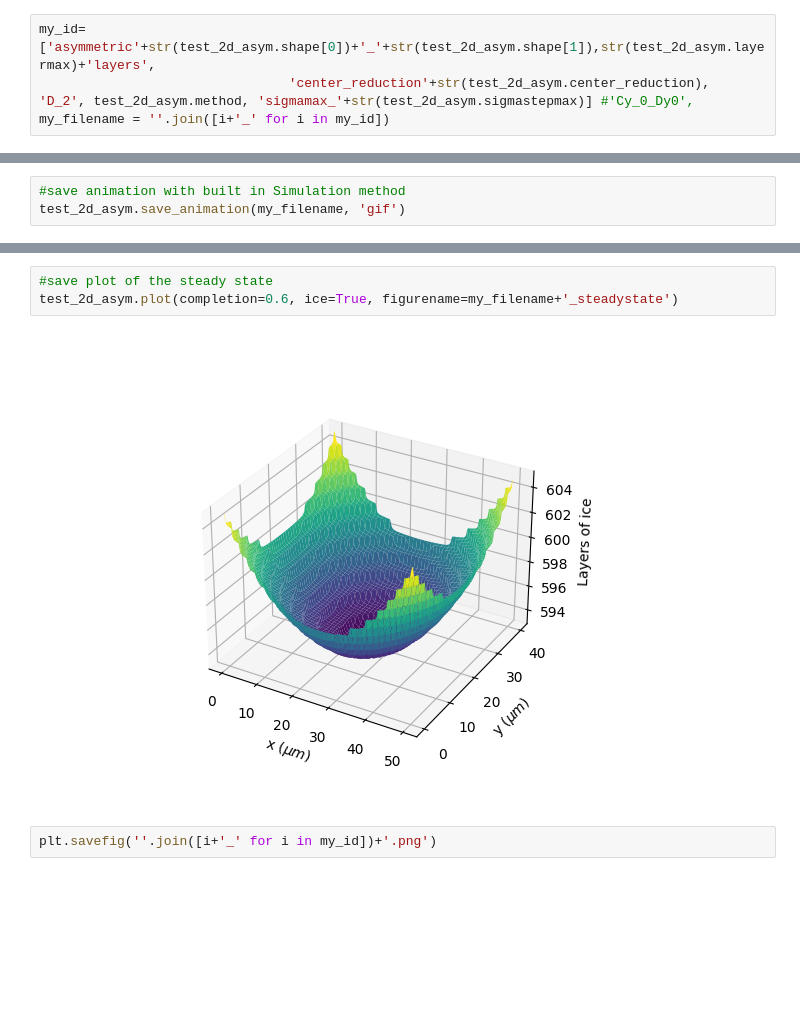
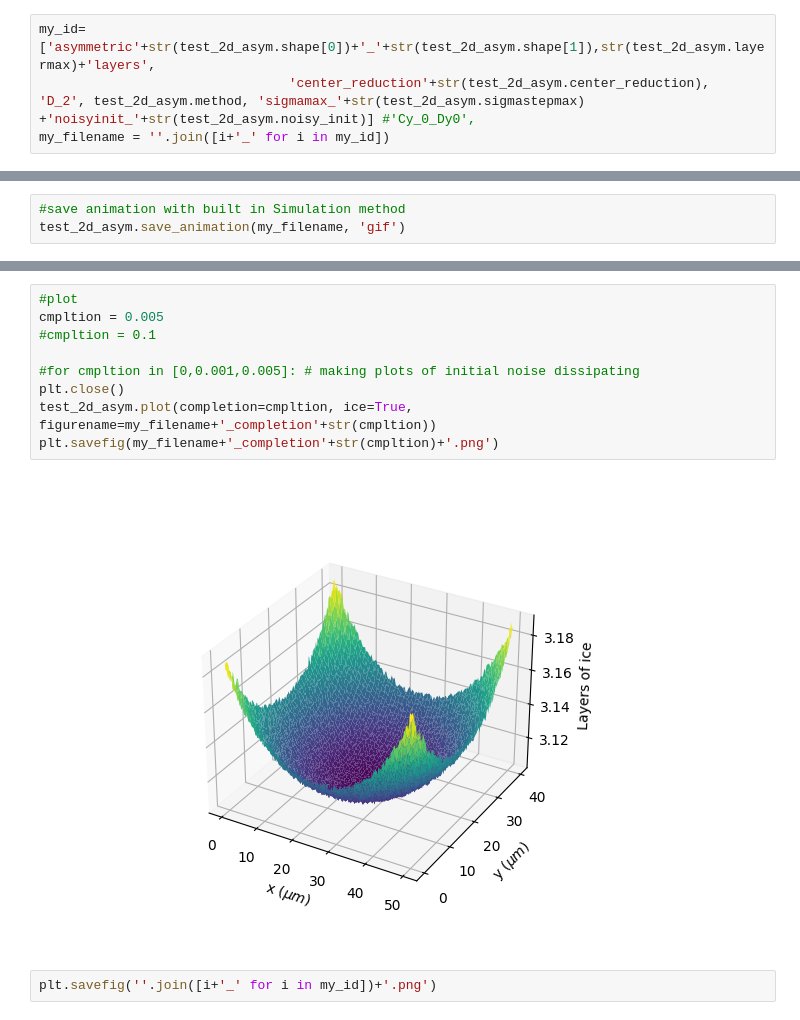
Before and after one commit to upschemistry/icecontinuum, a Jupyter notebook: bloom_2022/experiments.ipynb, the cells around one changed output, grey strips where cells are left out. Saved outputs shown, nothing was run; the diff lists cells and outputs as text; blank space fills up the shorter version.

```diff
--- a/bloom_2022/experiments.ipynb
+++ b/bloom_2022/experiments.ipynb
@@ -35,7 +42,7 @@ test_2d_asym.deltaT *= 10 #increase time step to decrease number of steps saved
 #anim = test_2d_asym.animate(ice=True,surface=True, ret=True, focus_on_growth=True)
 # %%
 my_id=['asymmetric'+str(test_2d_asym.shape[0])+'_'+str(test_2d_asym.shape[1]),str(test_2d_asym.layermax)+'layers',
-                                'center_reduction'+str(test_2d_asym.center_reduction),  'D_2', test_2d_asym.method, 'sigmamax_'+str(test_2d_asym.sigmastepmax)] #'Cy_0_Dy0',
+                                'center_reduction'+str(test_2d_asym.center_reduction),  'D_2', test_2d_asym.method, 'sigmamax_'+str(test_2d_asym.sigmastepmax) +'noisyinit_'+str(test_2d_asym.noisy_init)] #'Cy_0_Dy0',
 my_filename = ''.join([i+'_' for i in my_id])
 # %%
 #calcs to graph asymmetric sigmastep2d
@@ -97,8 +104,14 @@ plt.grid()
-# %%
-#save plot of the steady state
-test_2d_asym.plot(completion=0.6, ice=True, figurename=my_filename+'_steadystate')
-# %% [output]
-[figure, removed]
+# %%
+#plot
+cmpltion = 0.005
+#cmpltion = 0.1
+
+#for cmpltion in [0,0.001,0.005]: # making plots of initial noise dissipating
+plt.close()
+test_2d_asym.plot(completion=cmpltion, ice=True, figurename=my_filename+'_completion'+str(cmpltion))
+plt.savefig(my_filename+'_completion'+str(cmpltion)+'.png')
+# %% [output]
+[figure, added]
 # %%
 plt.savefig(''.join([i+'_' for i in my_id])+'.png')
 # %%
```
Also changed, not shown: parts of 8 cells of this notebook, 13 other files.
